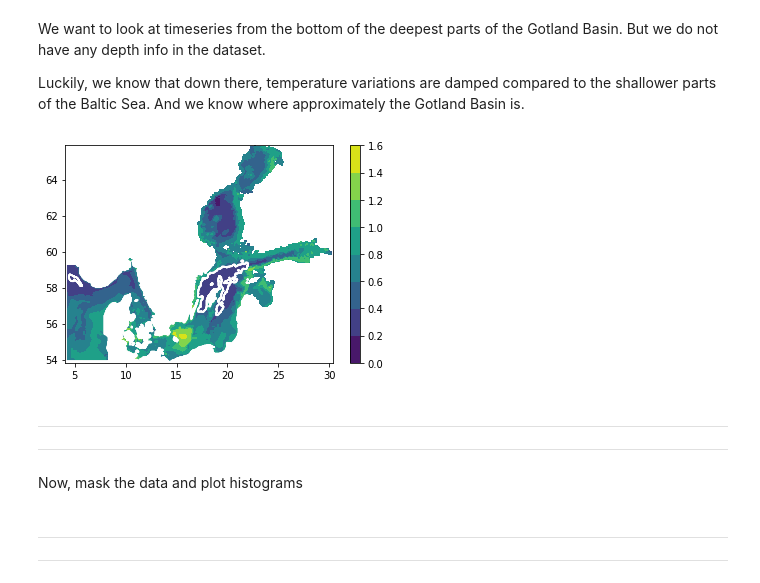
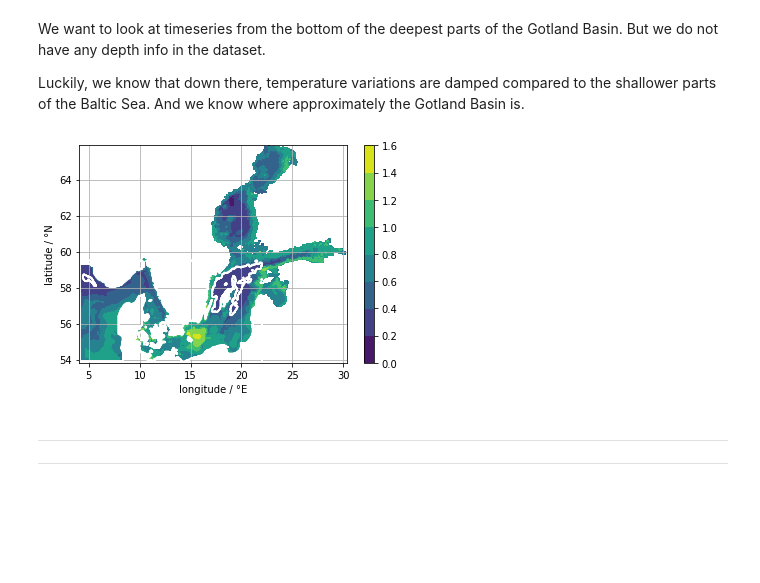
Before and after one commit to geomar-od/python-intro-201804, a Jupyter notebook: solutions/session-02_part-02_read_and_plot_Baltic_hydrography_solution.ipynb, the cells around one changed output. Saved outputs shown, nothing was run; the diff lists cells and outputs as text; code cells hidden in the pictures; blank space fills up the shorter version.

Commit message:
Add labels to S2P2

```diff
--- a/solutions/session-02_part-02_read_and_plot_Baltic_hydrography_solution.ipynb
+++ b/solutions/session-02_part-02_read_and_plot_Baltic_hydrography_solution.ipynb
@@ -93,19 +93,15 @@ mask2d = mask2d * (data_set.variables['lon'][...][np.newaxis, :] < 22.0)
 # %%
 plt.figure()
 
 plt.contourf(data_set.variables['lon'][:], data_set.variables['lat'][:], np.std(data_set.variables['BTEMP'][:], axis=0))
 
 plt.colorbar()
 
 plt.contour(data_set.variables['lon'][:], data_set.variables['lat'][:], mask2d, colors='w');
 
-# also set labels and overlay a grid
+plt.grid()
 
-# ...
+plt.xlabel("longitude / °E")
+plt.ylabel("latitude / °N");
 # %% [output]
-[figure, old version]
+[figure, new version]
-# %% [markdown]
----
----
-# %% [markdown]
-Now, mask the data and plot histograms
```
Also changed, not shown: parts of 1 cell of this notebook.
